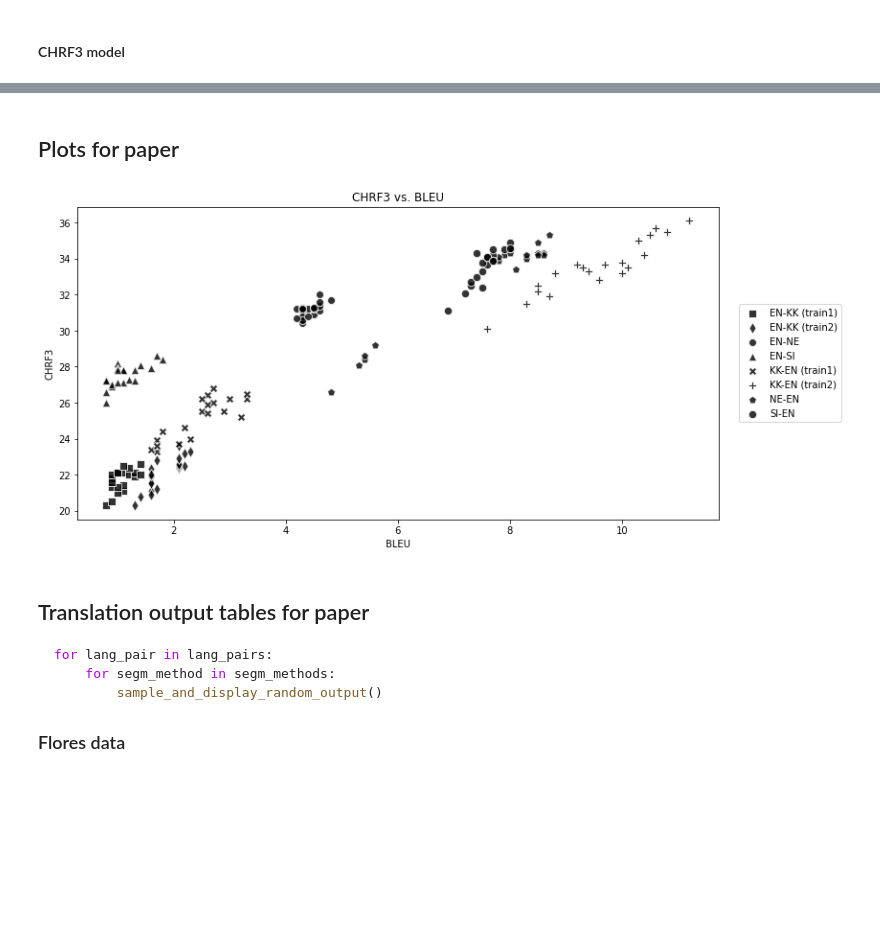
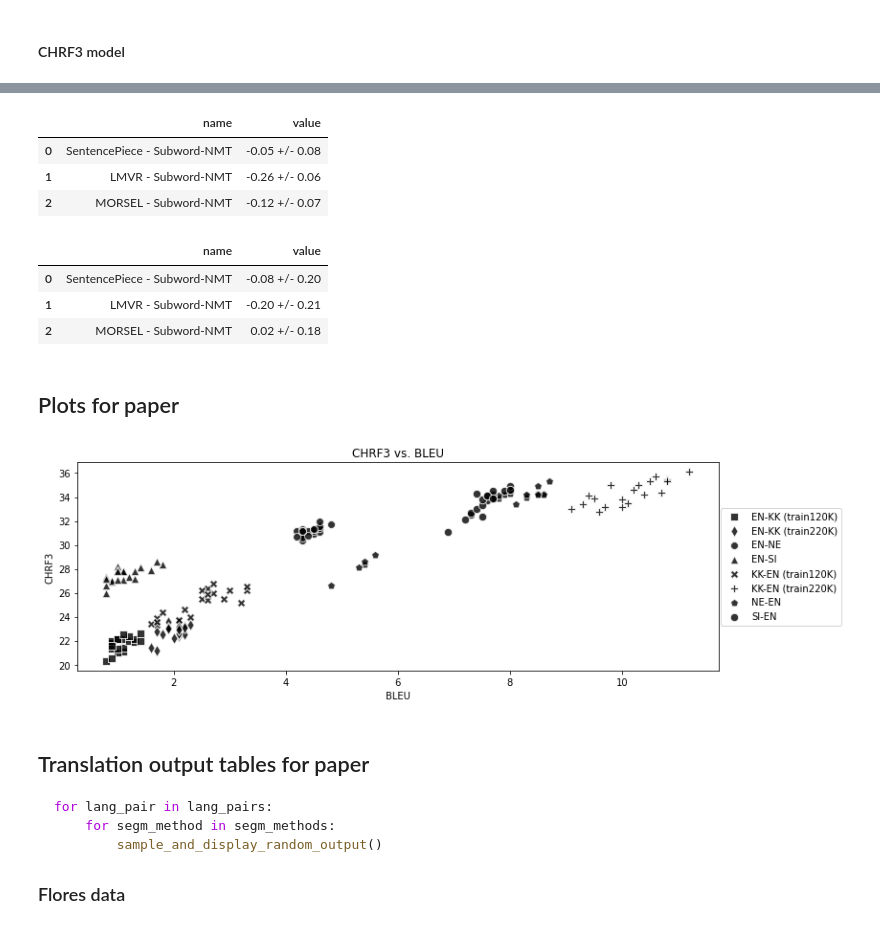
Before and after one commit to j0ma/flores, a Jupyter notebook: combined-results-analysis.ipynb, the cells around one changed output, grey strips where cells are left out. Drawn from its saved outputs; the diff is of its cells as text; code cells hidden in the pictures; blank space fills up the shorter version.

Commit message:
last minute analysis for camera ready (go morsel)

```diff
--- a/combined-results-analysis.ipynb
+++ b/combined-results-analysis.ipynb
@@ -22,3 +73,8 @@ wmt19_results.method = wmt19_results.method.str.replace('baseline', 'sentencepie
+# %%
+wmt19_results = pd.concat([
+    wmt19_results_220k_old[~wmt19_results_220k_old.method.isin(['lmvr-tuned', 'morsel'])],
+    wmt19_results_220k_rerun
+], ignore_index=True)
 # %%
 segmentation_methods = set(['lmvr-tuned', 'morsel', 'sentencepiece', 'subword-nmt'])
 # %%
@@ -478,13 +390,13 @@ eta_table_chrf3.join(eta_table_chrf3_old, rsuffix=" (KK: train1)", lsuffix=" (KK
 combined_results_big = combined_results.copy()
 combined_results_big['pair']= combined_results_big['pair']\
                                     .str.upper()\
-                                    .str.replace('KK-EN', 'KK-EN (train2)')\
-                                    .str.replace('EN-KK', 'EN-KK (train2)')
+                                    .str.replace('KK-EN', 'KK-EN (train220k)')\
+                                    .str.replace('EN-KK', 'EN-KK (train220k)')
 # %%
 combined_results_old_big = combined_results_old.copy()
 combined_results_old_big['pair']= combined_results_old_big['pair']\
                                     .str.upper()\
-                                    .str.replace('KK-EN', 'KK-EN (train1)')\
-                                    .str.replace('EN-KK', 'EN-KK (train1)')
+                                    .str.replace('KK-EN', 'KK-EN (train120k)')\
+                                    .str.replace('EN-KK', 'EN-KK (train120k)')
 # %%
 combined_results_bigmodel = pd.concat([combined_results_big, combined_results_old_big], ignore_index=True).drop_duplicates()
@@ -670,31 +587,49 @@ eta_table_chrf3.join(eta_table_chrf3_old, rsuffix=" (KK: train1)", lsuffix=" (KK
+# %%
+construct_pairwise_difference_table(posterior_bleu_big, pairwise_difference_varnames)
+# %% [output]
+|  | name | value |
+| 0 | SentencePiece - Subword-NMT | -0.05 +/- 0.08 |
+| 1 | LMVR - Subword-NMT | -0.26 +/- 0.06 |
+| 2 | MORSEL - Subword-NMT | -0.12 +/- 0.07 |
+# %%
+construct_pairwise_difference_table(posterior_chrf3_big, pairwise_difference_varnames)
+# %% [output]
+|  | name | value |
+| 0 | SentencePiece - Subword-NMT | -0.08 +/- 0.20 |
+| 1 | LMVR - Subword-NMT | -0.20 +/- 0.21 |
+| 2 | MORSEL - Subword-NMT | 0.02 +/- 0.18 |
 # %% [markdown]
 ## Plots for paper
 # %%
 for_paper = combined_results_bigmodel.copy()
 # %%
 for_paper.columns = ['Language pair', 'Segmentation method', 'Seed', 'BLEU', 'CHRF3']
-for_paper['Language pair'] = for_paper['Language pair'].str.upper().str.replace('TRAIN', 'train')
+for_paper['Language pair'] = for_paper['Language pair']\
+                                .str.upper()\
+                                .str.replace('TRAIN', 'train')#\
+                                #.str.replace('train1', 'train120k')\
+                                #.str.replace('train2', 'train220k')
 # %%
 from itertools import cycle
-plt.figure(figsize=(12, 6))
+plt.figure(figsize=(12, 4))
 ax = plt.gca()
 ax.patch.set_facecolor('#FFFFFF')
 lang_pairs = for_paper.groupby('Language pair')
 markers = ['s', 'd', '8', '^', 'X', 'P', 'p', 'o']
 legend_labels = []
 for (name, lang_pair), marker in zip(lang_pairs, cycle(markers)):
     ax.scatter(lang_pair.BLEU, lang_pair.CHRF3,
                marker=marker, color='k', alpha=.8,
                s=70, edgecolor='white')
     legend_labels.append(name)
 ax.set_xlabel('BLEU')
 ax.set_ylabel('CHRF3')
 ax.legend(labels=legend_labels, loc='center right',
           ncol=1, bbox_to_anchor=(1.2,  .5))
 ax.set_title('CHRF3 vs. BLEU')
 plt.show()
 # %% [output]
-[figure, old version]
+[figure, new version]
 # %% [markdown]
 ## Translation output tables for paper
 
```
Also changed, not shown: parts of 85 cells of this notebook, 3 other files.
